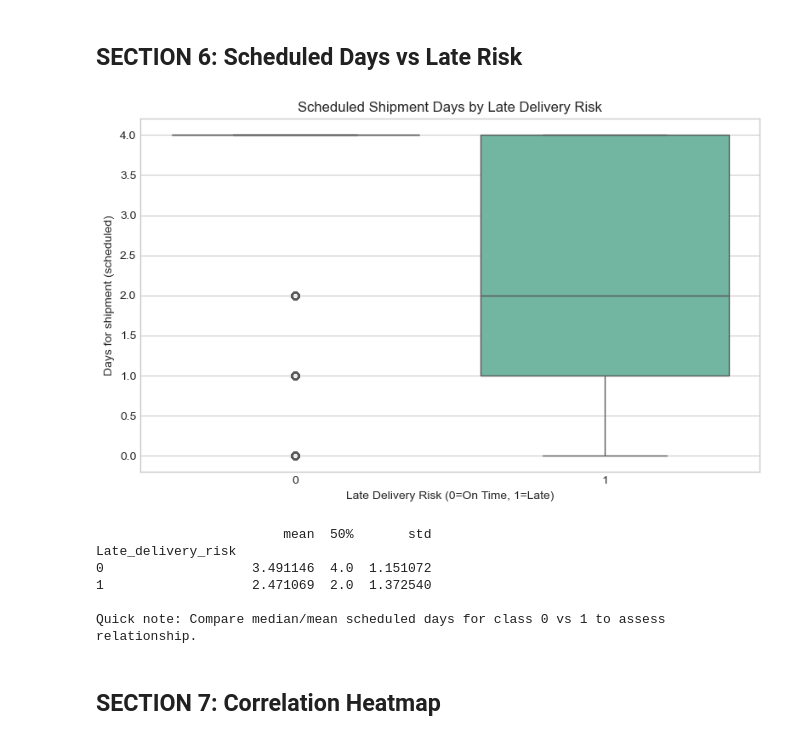
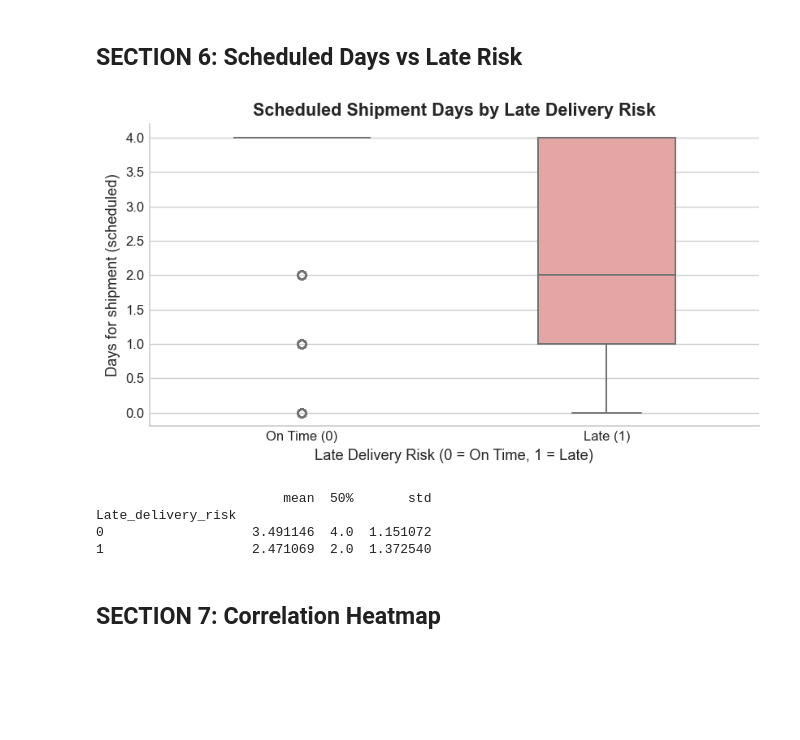
Before and after one commit to nguyentrann0703/AIO_Conquer_warm_up_02, a Jupyter notebook: notebooks/01_eda.ipynb, the cells around one changed output. Saved outputs shown, nothing was run; the diff lists cells and outputs as text; code cells hidden in the pictures; blank space fills up the shorter version.

```diff
--- a/notebooks/01_eda.ipynb
+++ b/notebooks/01_eda.ipynb
@@ -205,26 +275,30 @@ plt.show()
 # %% [markdown]
 ## SECTION 6: Scheduled Days vs Late Risk
 # %%
-plt.figure(figsize=(8, 5))
-sns.boxplot(x=TARGET, y='Days for shipment (scheduled)', data=df)
-plt.title('Scheduled Shipment Days by Late Delivery Risk')
-plt.xlabel('Late Delivery Risk (0=On Time, 1=Late)')
-plt.ylabel('Days for shipment (scheduled)')
+fig, ax = plt.subplots(figsize=(7, 4))
+sns.boxplot(
+    x=TARGET, y='Days for shipment (scheduled)', data=df,
+    hue=TARGET,
+    palette={0: C_GREEN, 1: C_RED},
+    width=0.45, linewidth=1.2,
+    legend=False,
+    ax=ax,
+)
+ax.set_title('Scheduled Shipment Days by Late Delivery Risk')
+ax.set_xlabel('Late Delivery Risk (0 = On Time, 1 = Late)')
+ax.set_ylabel('Days for shipment (scheduled)')
+ax.set_xticklabels(['On Time (0)', 'Late (1)'])
 plt.tight_layout()
 plt.show()
 
 summary = df.groupby(TARGET)['Days for shipment (scheduled)'].describe()[['mean', '50%', 'std']]
 print(summary)
-print()
-print('Quick note: Compare median/mean scheduled days for class 0 vs 1 to assess relationship.')
 # %% [output]
-[figure, old version]
+[figure, new version]
                         mean  50%       std
 Late_delivery_risk
 0                   3.491146  4.0  1.151072
 1                   2.471069  2.0  1.372540
-
-Quick note: Compare median/mean scheduled days for class 0 vs 1 to assess relationship.
 # %% [markdown]
 ## SECTION 7: Correlation Heatmap
 # %%
```
Also changed, not shown: parts of 7 cells of this notebook, 13 other files.
